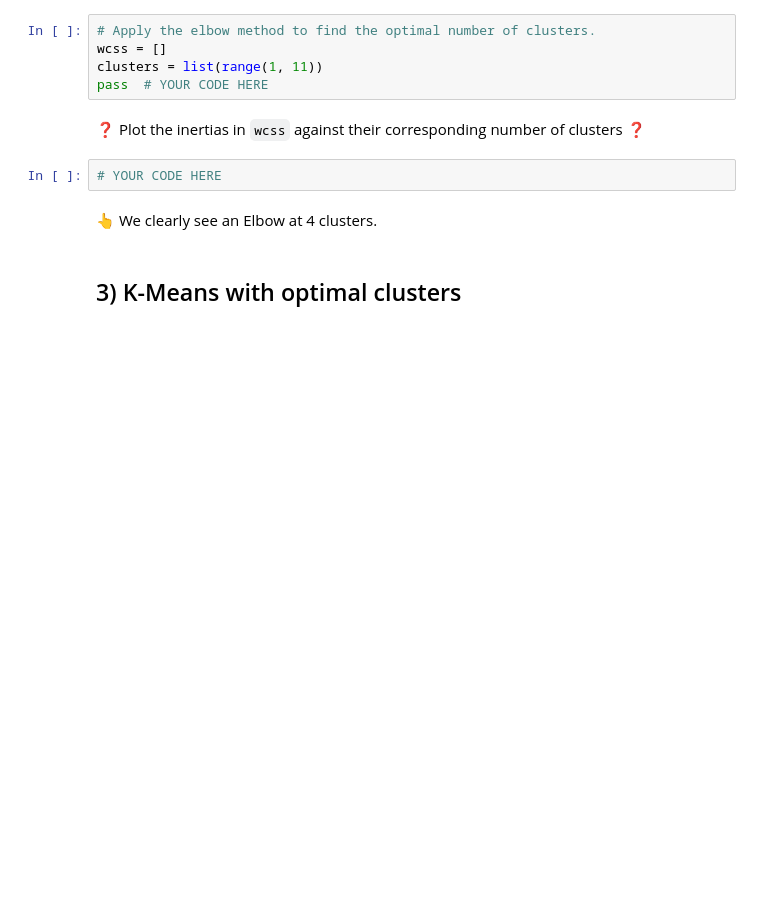
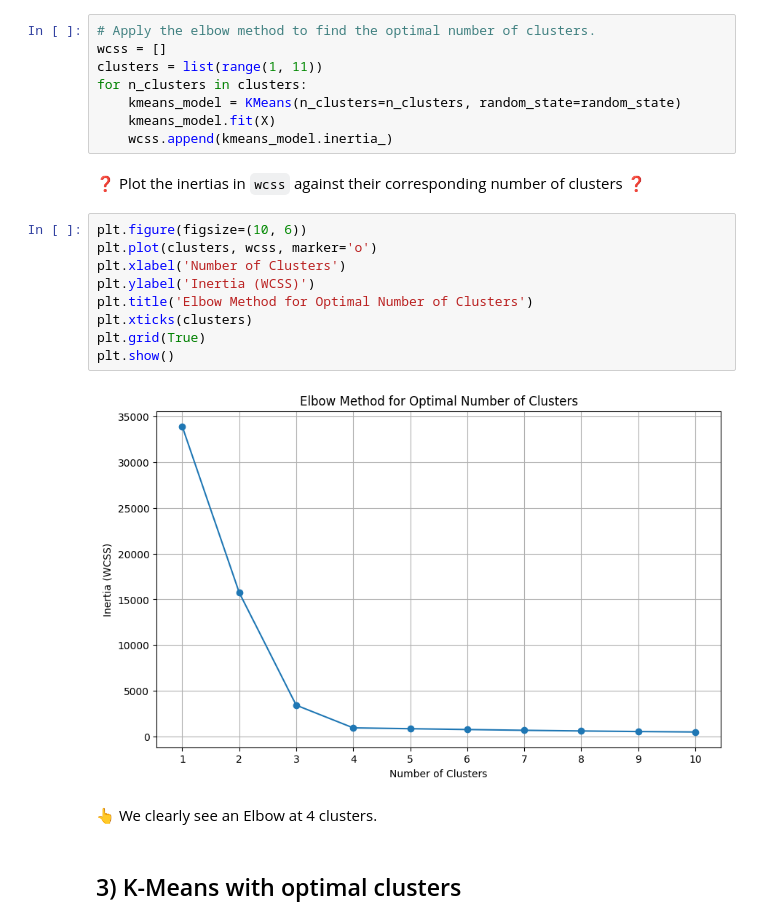
Before and after one commit to Flavien-Pictet/data-image-compression, a Jupyter notebook: warmup_k_means.ipynb, the cells around one changed output. Cells and saved outputs as stored; diff of their text form; blank space fills up the shorter version.

Commit message:
completed the optimal number of clusters

```diff
--- a/warmup_k_means.ipynb
+++ b/warmup_k_means.ipynb
@@ -133,11 +155,23 @@ Let's do it to get the intuition! ⚙️🧠
 # Apply the elbow method to find the optimal number of clusters.
 wcss = []
 clusters = list(range(1, 11))
-pass  # YOUR CODE HERE
+for n_clusters in clusters:
+    kmeans_model = KMeans(n_clusters=n_clusters, random_state=random_state)
+    kmeans_model.fit(X)
+    wcss.append(kmeans_model.inertia_)
 # %% [markdown]
 ❓  Plot the inertias in `wcss` against their corresponding number of clusters ❓
-# %%
-# YOUR CODE HERE
+# %%
+plt.figure(figsize=(10, 6))
+plt.plot(clusters, wcss, marker='o')
+plt.xlabel('Number of Clusters')
+plt.ylabel('Inertia (WCSS)')
+plt.title('Elbow Method for Optimal Number of Clusters')
+plt.xticks(clusters)
+plt.grid(True)
+plt.show()
+# %% [output]
+[figure, added]
 # %% [markdown]
 👆 We clearly see an Elbow at 4 clusters.
 # %% [markdown]
```
Also changed, not shown: parts of 5 cells of this notebook.
